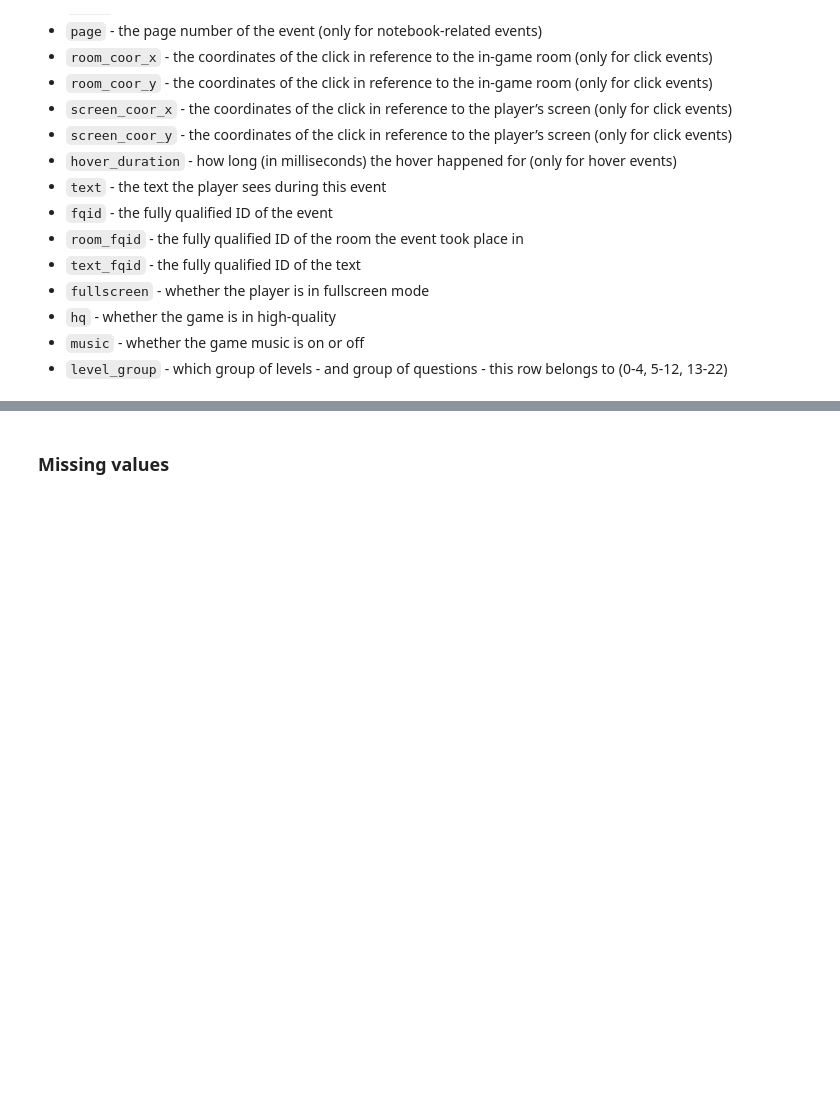
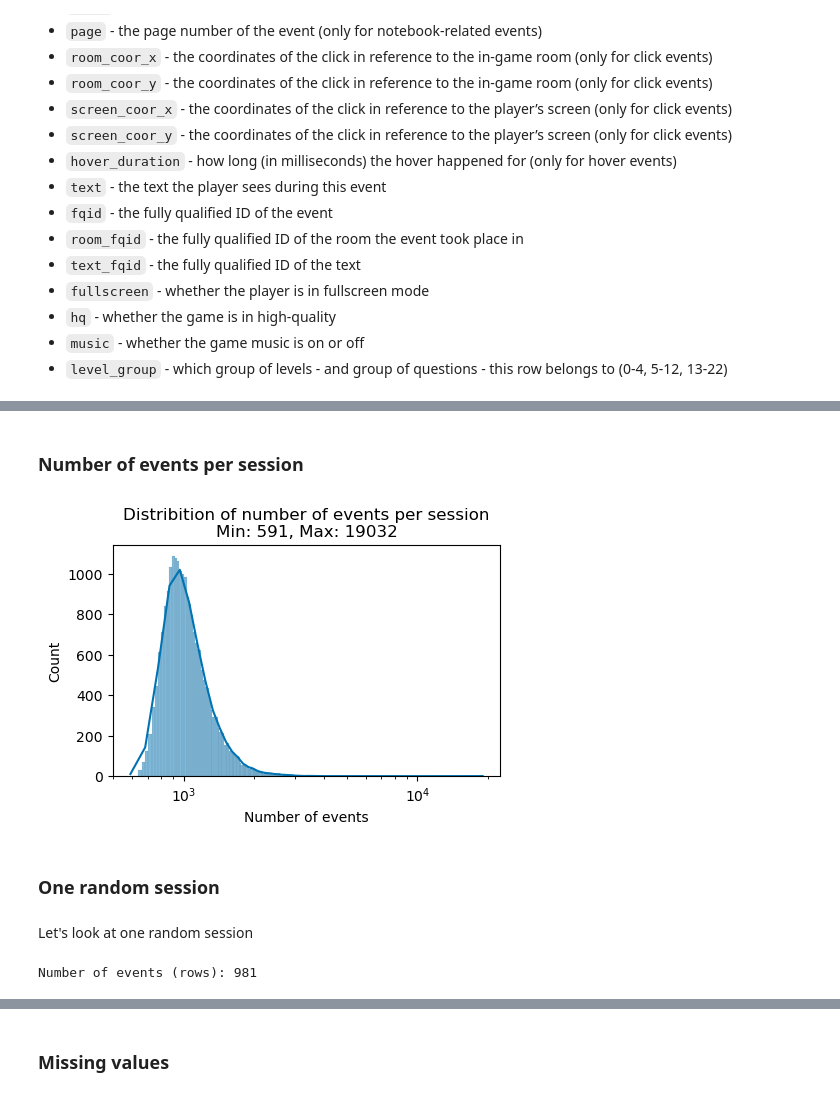
Before and after one commit to kuzmatsukanov/kaggle_predict_student_performance, a Jupyter notebook: kaggle_Predict_Student_Performance.ipynb, the cells around one changed output, grey strips where cells are left out. Drawn from its saved outputs; the diff is of its cells as text; code cells hidden in the pictures; blank space fills up the shorter version.

```diff
--- a/kaggle_Predict_Student_Performance.ipynb
+++ b/kaggle_Predict_Student_Performance.ipynb
@@ -165,0 +189,2 @@ dtype: int64
+# %%
+df_train = reduce_memory_usage_dataframe(df_train)
@@ -165,0 +234,20 @@ dtype: int64
+# %% [markdown]
+### Number of events per session
+# %%
+num_of_events_per_session = df_train['session_id'].value_counts().values
+# %%
+fig, ax = plt.subplots(figsize=(5, 3))
+
+sns.histplot(data=num_of_events_per_session, kde=True, ax=ax)
+ax.set_xscale('log')
+ax.set_xlabel('Number of events')
+ax.set_ylabel('Count')
+ax.set_title('Distribition of number of events per session\nMin: {}, Max: {}'.\
+             format(num_of_events_per_session.min(),
+                    num_of_events_per_session.max()));
+# %% [output]
+[figure, added]
+# %% [markdown]
+### One random session
+# %% [markdown]
+Let's look at one random session
@@ -165,0 +258,4 @@ dtype: int64
+# %%
+print('Number of events (rows): {}'.format(df_one_session.shape[0]))
+# %% [output]
+Number of events (rows): 981
```
Also changed, not shown: parts of 43 cells of this notebook, 1 other file.
